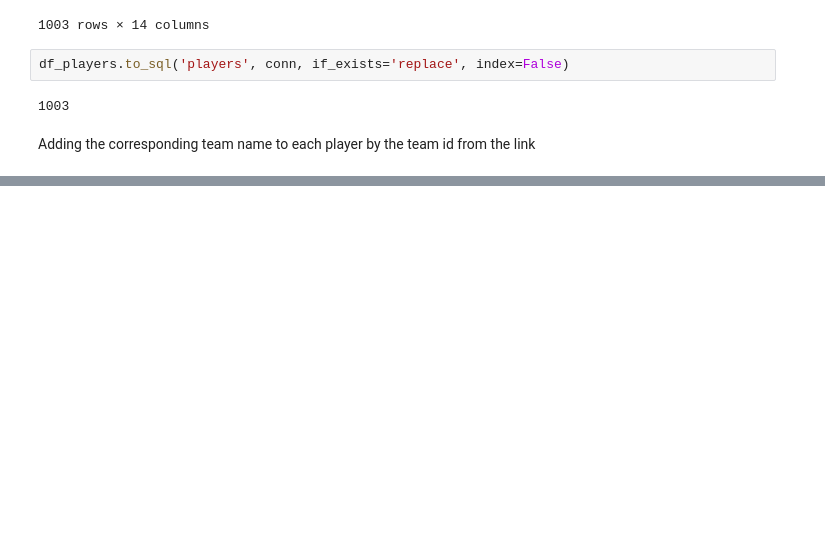
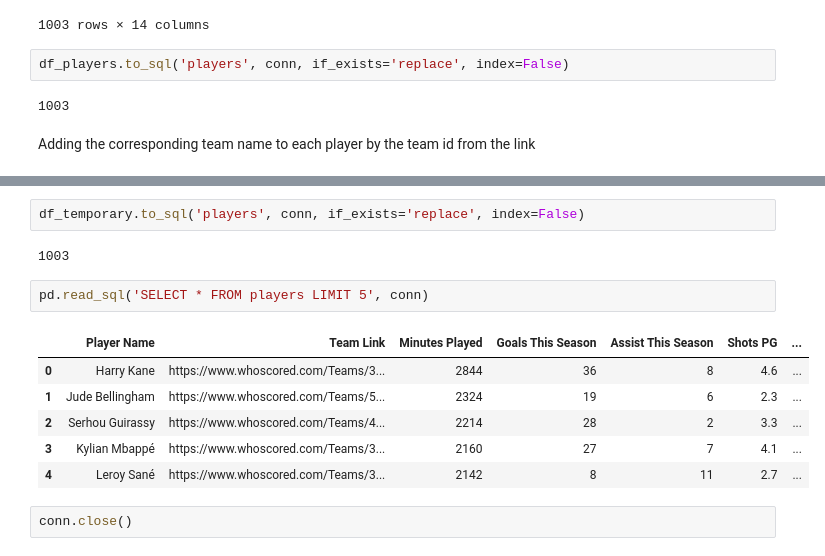
Before and after one commit to LSE-ME204/me204-2024-project-Lucas-G-A, a Jupyter notebook: notebooks/NB03_Build_A_Database_01.ipynb, the cells around one changed output, grey strips where cells are left out. Saved outputs shown, nothing was run; the diff lists cells and outputs as text; blank space fills up the shorter version.

```diff
--- a/notebooks/NB03_Build_A_Databas_01.ipynb
+++ b/notebooks/NB03_Build_A_Database_01.ipynb
@@ -201,0 +187,15 @@ ON
+# %%
+df_temporary.to_sql('players', conn, if_exists='replace', index=False)
+# %% [output]
+1003
+# %%
+pd.read_sql('SELECT * FROM players LIMIT 5', conn)
+# %% [output]
+|  | Player Name | Team Link | Minutes Played | Goals This Season | Assist This Season | Shots PG | ... |
+| 0 | Harry Kane | https://www.whoscored.com/Teams/3... | 2844 | 36 | 8 | 4.6 | ... |
+| 1 | Jude Bellingham | https://www.whoscored.com/Teams/5... | 2324 | 19 | 6 | 2.3 | ... |
+| 2 | Serhou Guirassy | https://www.whoscored.com/Teams/4... | 2214 | 28 | 2 | 3.3 | ... |
+| 3 | Kylian Mbappé | https://www.whoscored.com/Teams/3... | 2160 | 27 | 7 | 4.1 | ... |
+| 4 | Leroy Sané | https://www.whoscored.com/Teams/3... | 2142 | 8 | 11 | 2.7 | ... |
+# %%
+conn.close()
```
Also changed, not shown: parts of 1 cell of this notebook, 2 other files.
